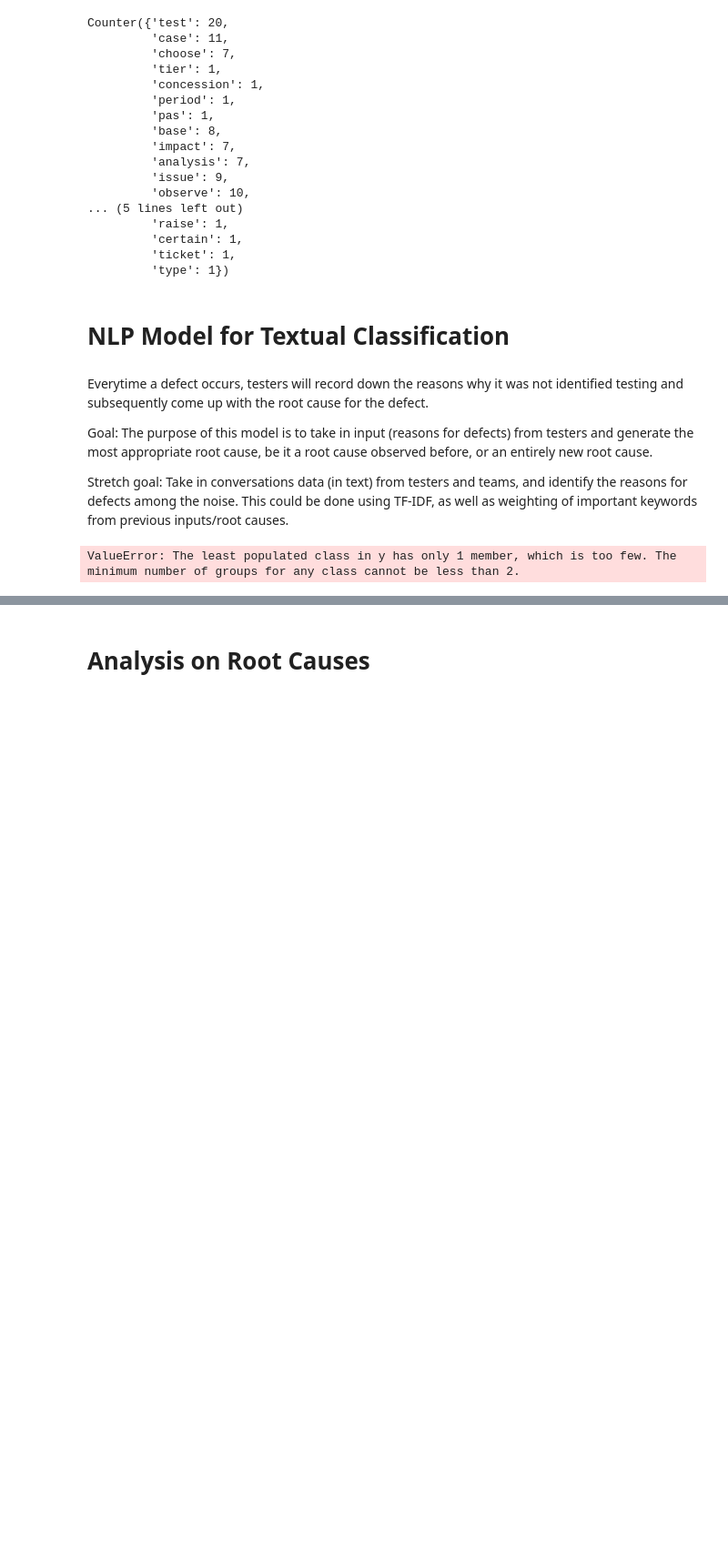
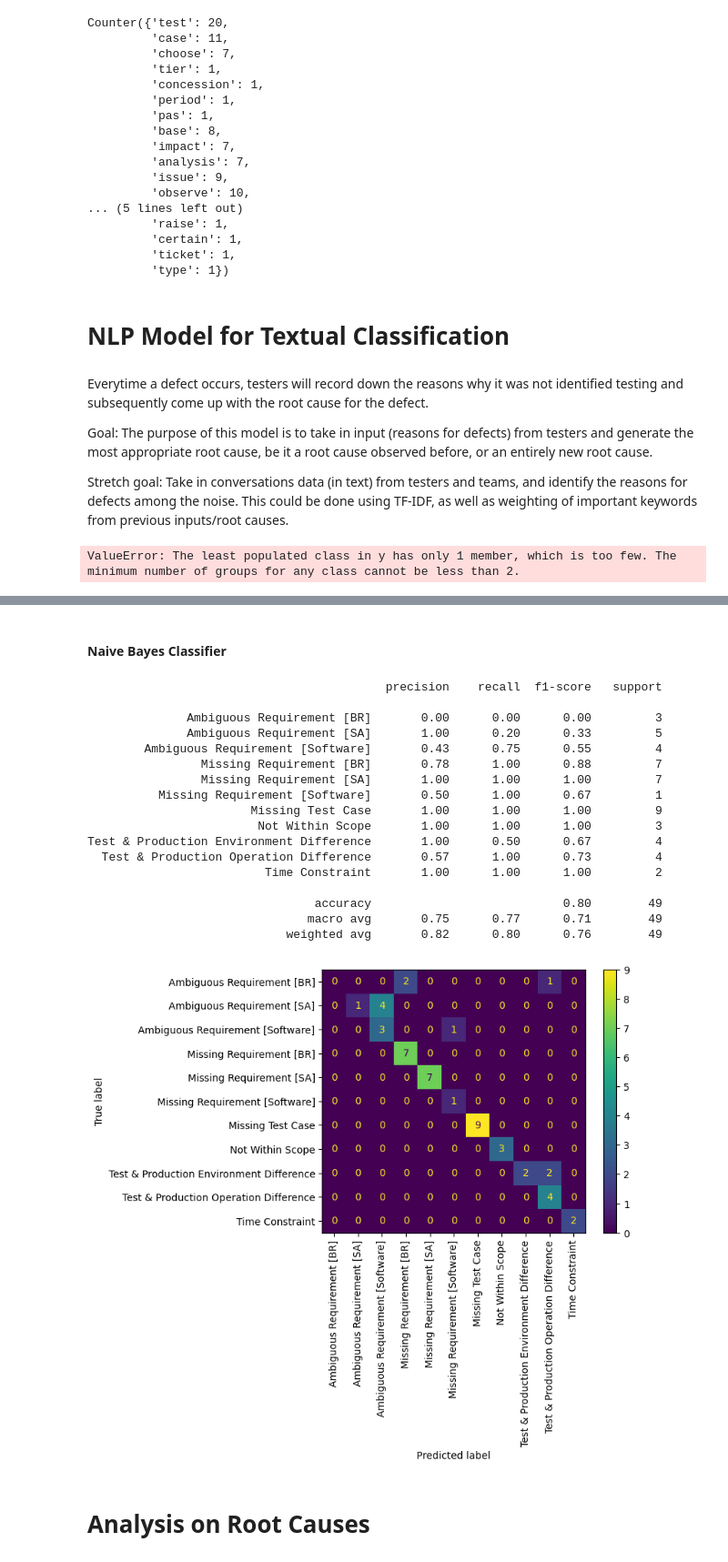
Before and after one commit to malcolmsng/BT4103, a Jupyter notebook: model.ipynb, the cells around one changed output, grey strips where cells are left out. Shown: that part at 91% size. Saved outputs shown, nothing was run; the diff lists cells and outputs as text; code cells hidden in the pictures; blank space fills up the shorter version.

```diff
--- a/model.ipynb
+++ b/model.ipynb
@@ -316,2 +397,34 @@ print('Mean Accuracy: %.3f (%.3f)' % (np.mean(n_scores), np.std(n_scores)))
+# %% [markdown]
+#### Naive Bayes Classifier
+# %%
+mnb = MultinomialNB()
+mnb.fit(X_train_tfidf, y_train)
+mnb_y_pred = mnb.predict(X_test_tfidf)
+
+mnb_cr = classification_report(y_test, mnb_y_pred)
+print(mnb_cr)
+
+ConfusionMatrixDisplay.from_predictions(y_test, mnb_y_pred)
+plt.xticks(rotation=90)
+plt.show()
+# %% [output]
+                                          precision    recall  f1-score   support
+
+              Ambiguous Requirement [BR]       0.00      0.00      0.00         3
+              Ambiguous Requirement [SA]       1.00      0.20      0.33         5
+        Ambiguous Requirement [Software]       0.43      0.75      0.55         4
+                Missing Requirement [BR]       0.78      1.00      0.88         7
+                Missing Requirement [SA]       1.00      1.00      1.00         7
+          Missing Requirement [Software]       0.50      1.00      0.67         1
+                       Missing Test Case       1.00      1.00      1.00         9
+                        Not Within Scope       1.00      1.00      1.00         3
+Test & Production Environment Difference       1.00      0.50      0.67         4
+  Test & Production Operation Difference       0.57      1.00      0.73         4
+                         Time Constraint       1.00      1.00      1.00         2
+
+                                accuracy                           0.80        49
+                               macro avg       0.75      0.77      0.71        49
+                            weighted avg       0.82      0.80      0.76        49
+[figure, added]
 # %% [markdown]
 # Analysis on Root Causes
```
Also changed, not shown: parts of 12 cells of this notebook, 1 other file.
